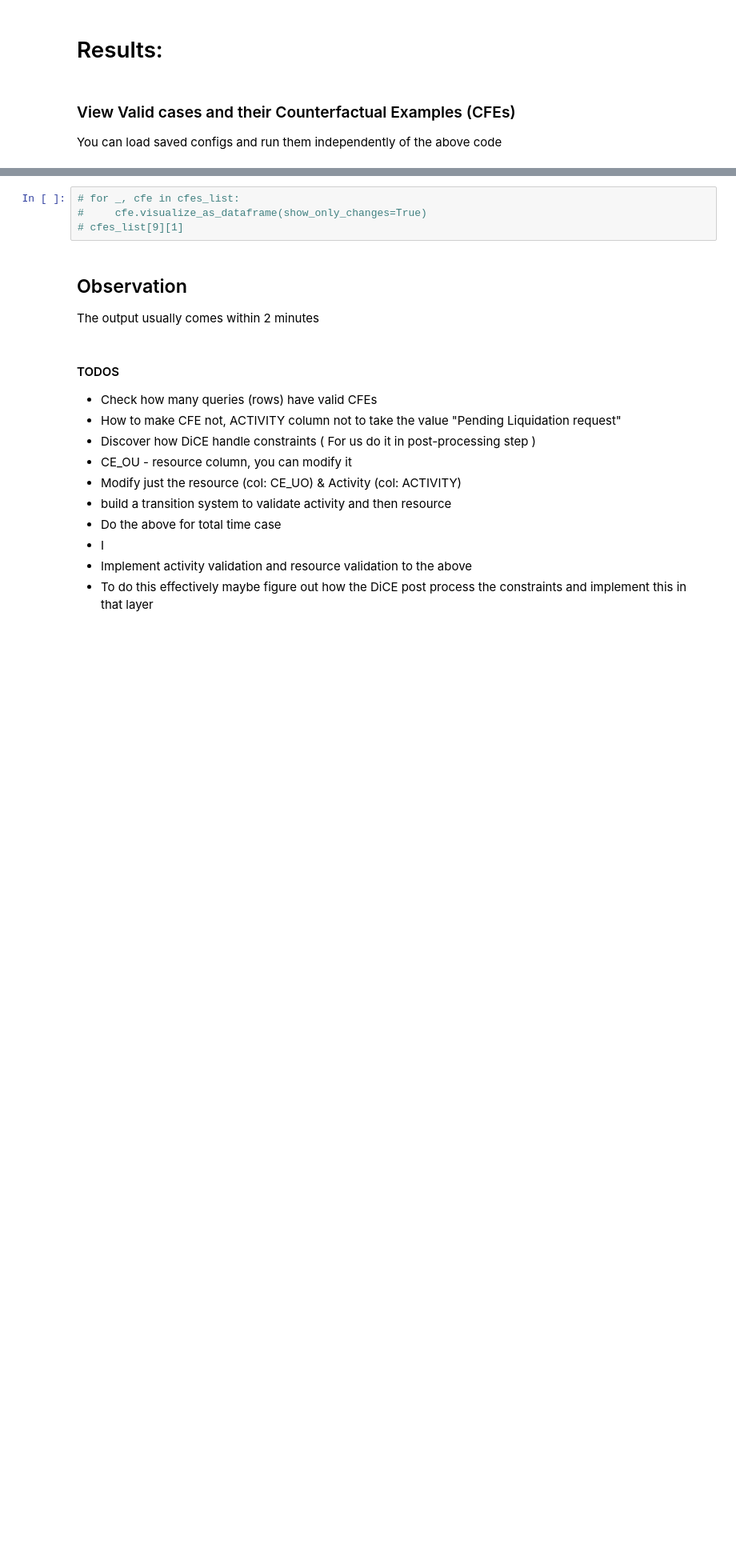
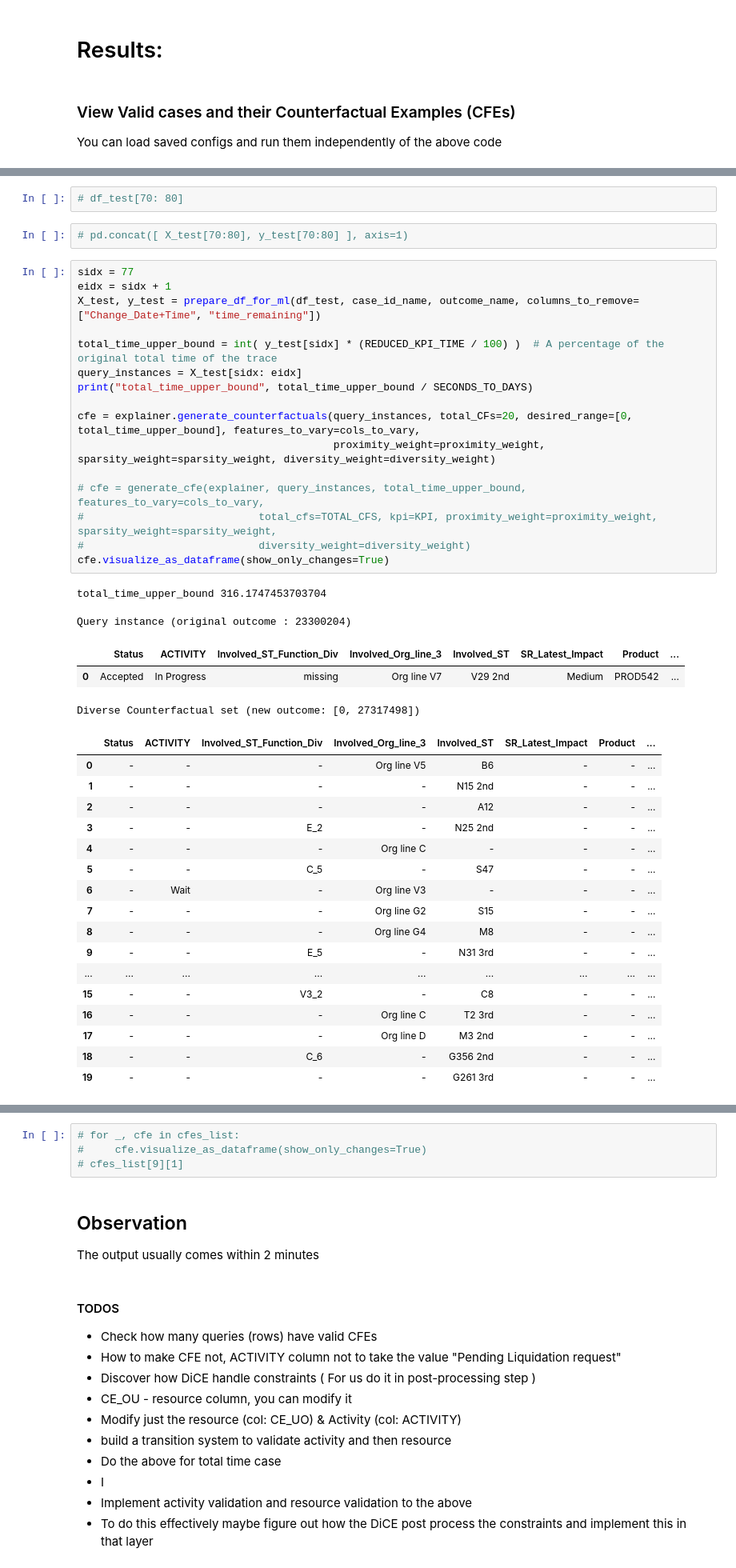
Before and after one commit to herozero777/explainable-prescriptive-analytics, a Jupyter notebook: src/02_DiCE_kpi-time.ipynb, the cells around one changed output, grey strips where cells are left out. Shown at 80% size. Drawn from its saved outputs; the diff is of its cells as text; blank space fills up the shorter version.

```diff
--- a/src/02_DiCE_kpi-time.ipynb
+++ b/src/02_DiCE_kpi-time.ipynb
@@ -391,0 +456,43 @@ Counterfactuals for the last row:
+# %%
+# df_test[70: 80]
+# %%
+# pd.concat([ X_test[70:80], y_test[70:80] ], axis=1)
+# %%
+sidx = 77
+eidx = sidx + 1
+X_test, y_test = prepare_df_for_ml(df_test, case_id_name, outcome_name, columns_to_remove=["Change_Date+Time", "time_remaining"])
+
+total_time_upper_bound = int( y_test[sidx] * (REDUCED_KPI_TIME / 100) )  # A percentage of the original total time of the trace
+query_instances = X_test[sidx: eidx]
+print("total_time_upper_bound", total_time_upper_bound / SECONDS_TO_DAYS)
+
+cfe = explainer.generate_counterfactuals(query_instances, total_CFs=20, desired_range=[0, total_time_upper_bound], features_to_vary=cols_to_vary,
+                                         proximity_weight=proximity_weight, sparsity_weight=sparsity_weight, diversity_weight=diversity_weight)
+
+# cfe = generate_cfe(explainer, query_instances, total_time_upper_bound, features_to_vary=cols_to_vary,
+#                            total_cfs=TOTAL_CFS, kpi=KPI, proximity_weight=proximity_weight, sparsity_weight=sparsity_weight,
+#                            diversity_weight=diversity_weight)
+cfe.visualize_as_dataframe(show_only_changes=True)
+# %% [output]
+total_time_upper_bound 316.1747453703704
+Query instance (original outcome : 23300204)
+|  | Status | ACTIVITY | Involved_ST_Function_Div | Involved_Org_line_3 | Involved_ST | SR_Latest_Impact | Product | ... |
+| 0 | Accepted | In Progress | missing | Org line V7 | V29 2nd | Medium | PROD542 | ... |
+Diverse Counterfactual set (new outcome: [0, 27317498])
+|  | Status | ACTIVITY | Involved_ST_Function_Div | Involved_Org_line_3 | Involved_ST | SR_Latest_Impact | Product | ... |
+| 0 | - | - | - | Org line V5 | B6 | - | - | ... |
+| 1 | - | - | - | - | N15 2nd | - | - | ... |
+| 2 | - | - | - | - | A12 | - | - | ... |
+| 3 | - | - | E_2 | - | N25 2nd | - | - | ... |
+| 4 | - | - | - | Org line C | - | - | - | ... |
+| 5 | - | - | C_5 | - | S47 | - | - | ... |
+| 6 | - | Wait | - | Org line V3 | - | - | - | ... |
+| 7 | - | - | - | Org line G2 | S15 | - | - | ... |
+| 8 | - | - | - | Org line G4 | M8 | - | - | ... |
+| 9 | - | - | E_5 | - | N31 3rd | - | - | ... |
+| ... | ... | ... | ... | ... | ... | ... | ... | ... |
+| 15 | - | - | V3_2 | - | C8 | - | - | ... |
+| 16 | - | - | - | Org line C | T2 3rd | - | - | ... |
+| 17 | - | - | - | Org line D | M3 2nd | - | - | ... |
+| 18 | - | - | C_6 | - | G356 2nd | - | - | ... |
+| 19 | - | - | - | - | G261 3rd | - | - | ... |
```
Also changed, not shown: parts of 18 cells of this notebook, 4 other files.
